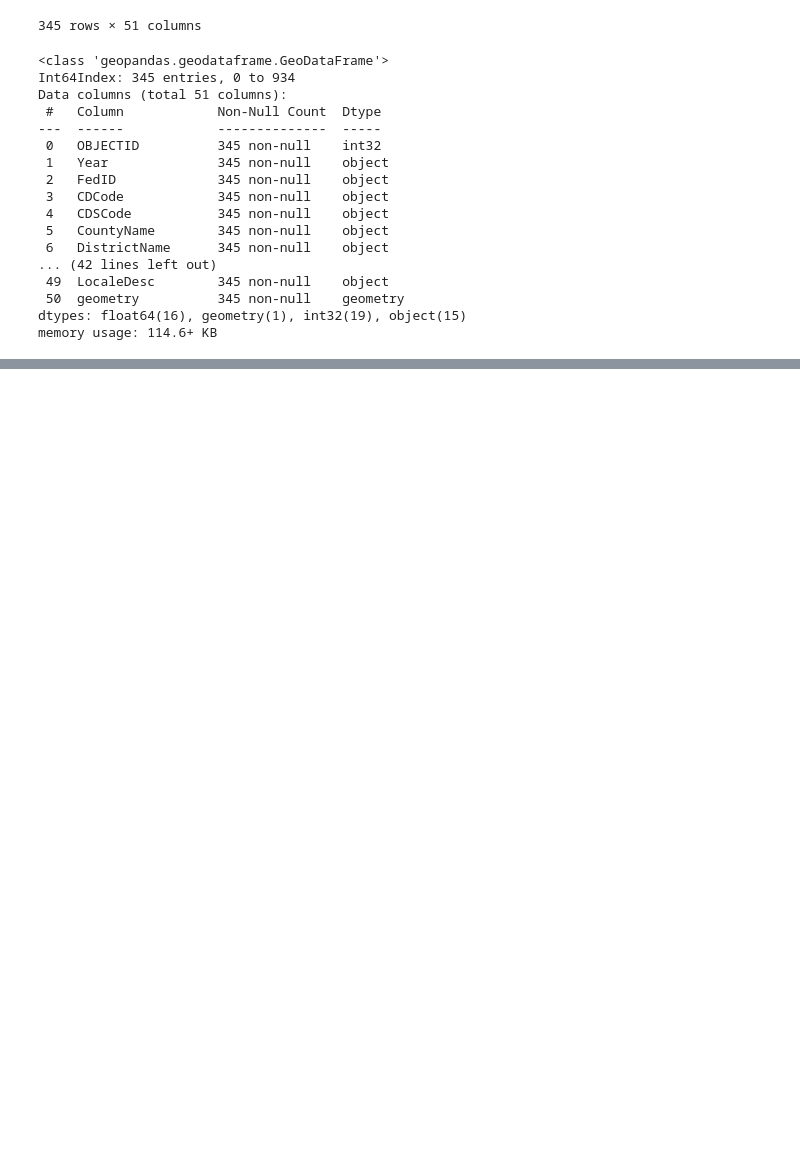
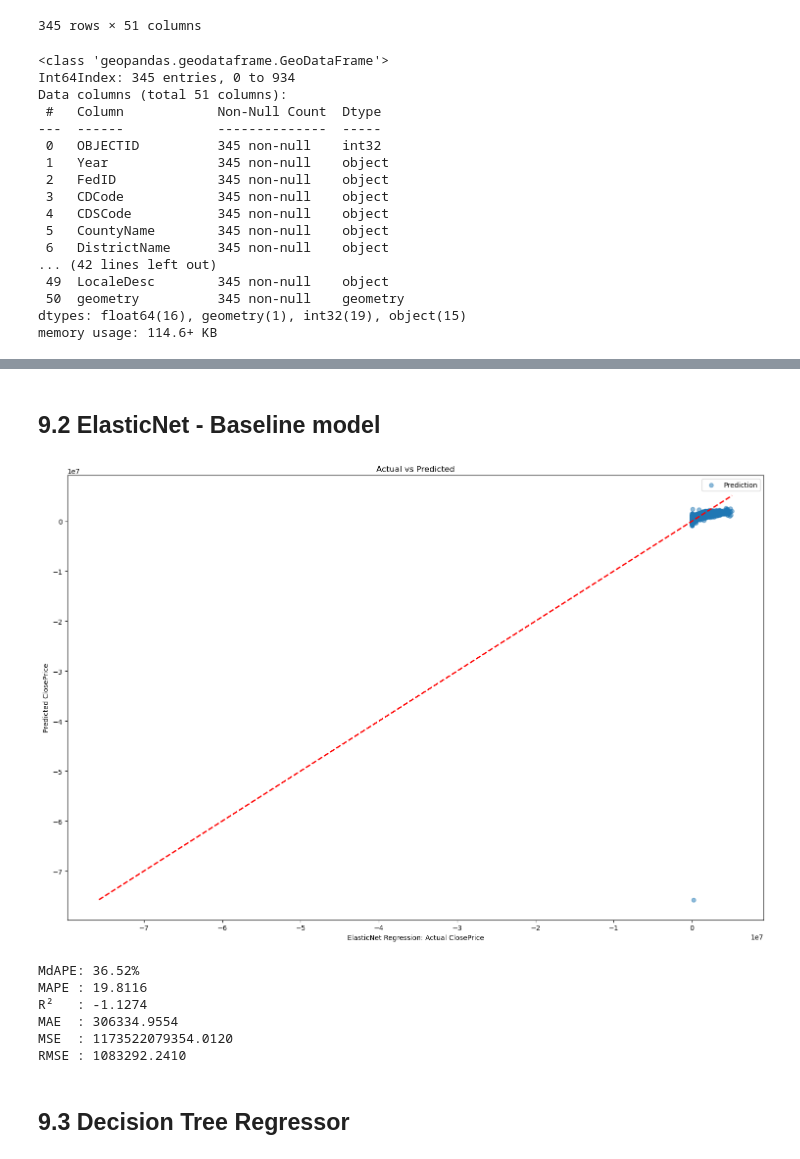
Before and after one commit to yex002/IDXEchange_data_science_intern_summer, a Jupyter notebook: 04_model_comparison.ipynb..ipynb, the cells around one changed output, grey strips where cells are left out. Drawn from its saved outputs; the diff is of its cells as text; code cells hidden in the pictures; blank space fills up the shorter version.

```diff
--- a/04_model_comparison.ipynb..ipynb
+++ b/04_model_comparison.ipynb..ipynb
@@ -884,0 +865,2 @@ memory usage: 128.6+ MB
+# %%
+points=points.dropna()
@@ -884,0 +938,10 @@ memory usage: 128.6+ MB
+# %%
+cols=["CountyOrParish","City","StateOrProvince","MLSAreaMajor","PropertySubType","Levels","PostalCode","DistrictName","GradeLow","GradeHigh","GradeLowCensus","GradeHighCensus","AssistStatus","LocaleCode","LocaleDesc"]
+for col in cols:
+    top10 = data_train[col].value_counts().nlargest(10).index
+    data_train[col] = data_train[col].where(data_train[col].isin(top10), "Other")
+    data_test[col] = data_test[col].where(data_test[col].isin(top10), "Other")
+data_train = pd.get_dummies(data_train, columns=cols, drop_first=True)
+data_test = pd.get_dummies(data_test, columns=cols, drop_first=True)
+# 保证列一致
+data_test = data_test.reindex(columns=data_train.columns, fill_value=0)
@@ -884,0 +966,4 @@ memory usage: 128.6+ MB
+# %%
+# remove some columns that related to the feature
+X_train, y_train = data_train.drop(columns=["ClosePrice"] + data_train.select_dtypes(include=["object","geometry"]).columns.tolist()), data_train["ClosePrice"]
+X_test, y_test = data_test.drop(columns=["ClosePrice"] + data_train.select_dtypes(include=["object","geometry"]).columns.tolist()), data_test["ClosePrice"]
@@ -884,0 +972,64 @@ memory usage: 128.6+ MB
+# %% [markdown]
+## 9.2 ElasticNet - Baseline model
+# %%
+from sklearn.linear_model import ElasticNet
+
+model = ElasticNet(alpha=0.1, l1_ratio=0.5)
+model.fit(X_train, y_train)
+y_pred = model.predict(X_test)
+# %%
+import matplotlib.pyplot as plt
+
+plt.figure(figsize=(15, 10))
+plt.scatter(y_test, y_pred, alpha=0.5, label="Prediction")
+
+# 理想预测线 y=x
+min_val = min(y_test.min(), y_pred.min())
+max_val = max(y_test.max(), y_pred.max())
+plt.plot([min_val, max_val], [min_val, max_val], 'r--', linewidth=2)
+
+plt.xlabel("ElasticNet Regression: Actual ClosePrice")
+plt.ylabel("Predicted ClosePrice")
+plt.title("Actual vs Predicted")
+plt.tight_layout()
+plt.legend()
+plt.show()
+# %% [output]
+[figure, added]
+# %%
+# Median Absolute Percentage Error, MAPE,R2,MAE,MSE,RMSE
+from sklearn.metrics import r2_score, mean_absolute_error, mean_squared_error, mean_absolute_percentage_error
+
+# Metrics
+r2 = r2_score(y_test, y_pred)
+mae = mean_absolute_error(y_test, y_pred)
+mse = mean_squared_error(y_test, y_pred)
+rmse = np.sqrt(mse)
+mape = mean_absolute_percentage_error(y_test, y_pred)
+mdape = np.median(np.abs((y_test - y_pred) / y_test)) * 100
+
+print(f"MdAPE: {mdape:.2f}%")
+print(f"MAPE : {mape:.4f}")
+print(f"R²   : {r2:.4f}")
+print(f"MAE  : {mae:.4f}")
+print(f"MSE  : {mse:.4f}")
+print(f"RMSE : {rmse:.4f}")
+
+result_after.append({
+    "model":"Ridge Regression- Baseline model",
+    "MdAPE":mdape,
+    "MAPE":mape,
+    "R2":r2,
+    "MAE":mae,
+    "MSE":mse,
+    "RMSE":rmse
+})
+# %% [output]
+MdAPE: 36.52%
+MAPE : 19.8116
+R²   : -1.1274
+MAE  : 306334.9554
+MSE  : 1173522079354.0120
+RMSE : 1083292.2410
+# %% [markdown]
+## 9.3 Decision Tree Regressor
```
Also changed, not shown: parts of 58 cells of this notebook.
